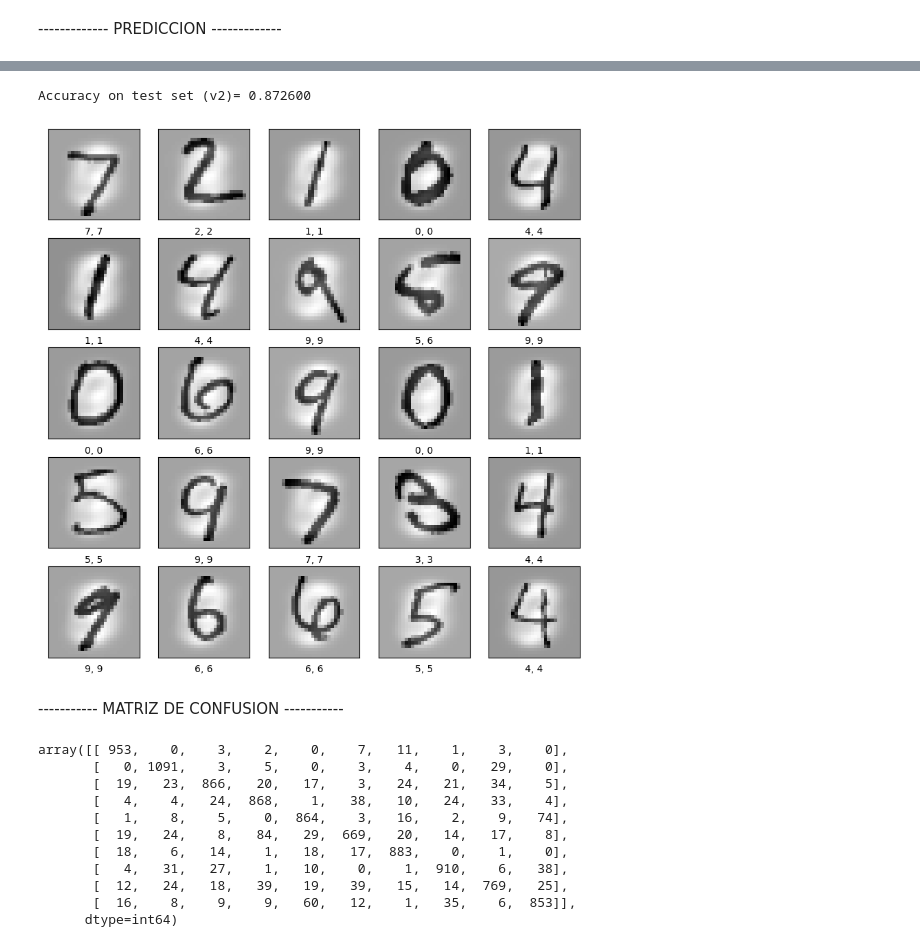
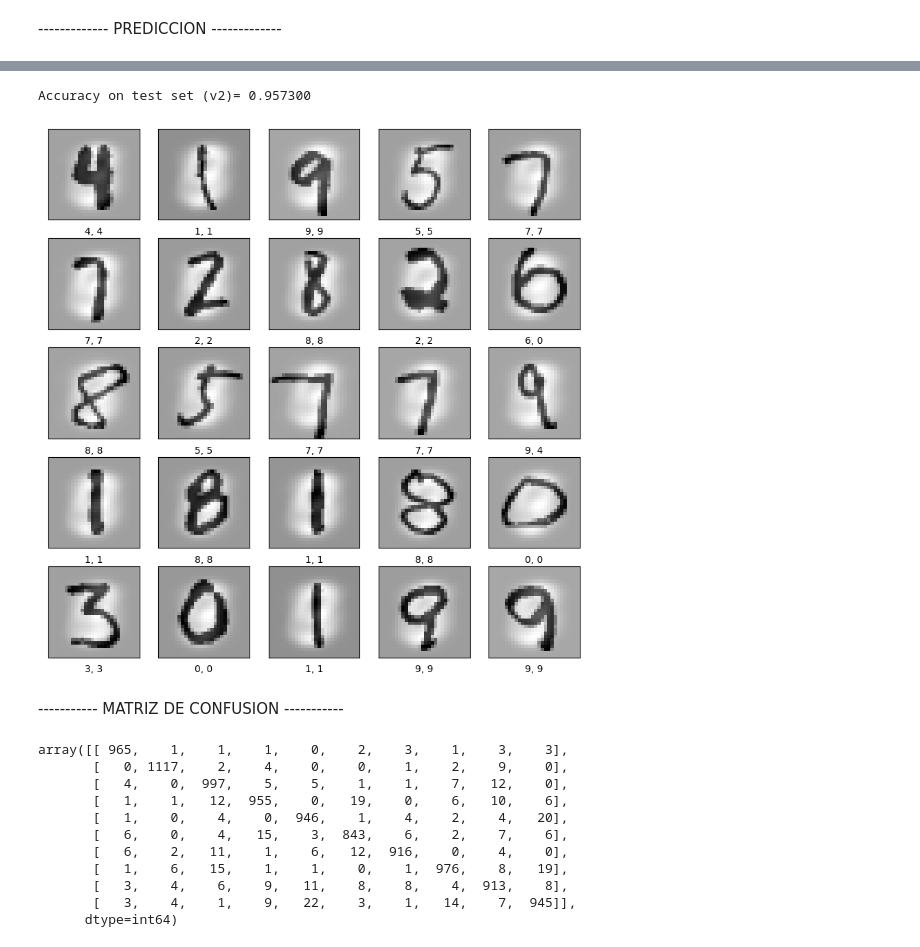
Before and after one commit to tintenderete/ML, a Jupyter notebook: keras/MNIST.ipynb, the cells around one changed output, grey strips where cells are left out. Cells and saved outputs as stored; diff of their text form; code cells hidden in the pictures.

```diff
--- a/keras/MNIST.ipynb
+++ b/keras/MNIST.ipynb
@@ -44,6 +48,11 @@ plt.imshow(train_images[0], cmap='bwr', vmin=-1, vmax=1)
 # %%
 model = keras.Sequential()
 model.add(keras.layers.Flatten(input_shape=(28, 28), name="entrada"))
-model.add(keras.layers.Dense(30, activation="sigmoid", name="oculta"))
+model.add(keras.layers.Dense(units = 30, activation = 'relu', kernel_regularizer=keras.regularizers.l2(0.01)))
+
+#model.add(keras.layers.BatchNormalization())
+#model.add(keras.layers.Activation(activation = "relu"))
+#model.add(keras.layers.Dense(units = 30, activation = 'relu', kernel_regularizer=keras.regularizers.l2(0.01)))
+
 model.add(keras.layers.Dense(10, activation="softmax", name="salida"))
 # %%
@@ -69,14 +62,14 @@ _________________________________________________________________
 -------- COMPILADOR --------
 # %%
 model.compile(
-            optimizer   = keras.optimizers.SGD(learning_rate=0.01),
+            optimizer   = keras.optimizers.Adam(learning_rate=0.01),
             loss        = 'sparse_categorical_crossentropy',
             metrics     =['acc']
             )
 # %% [markdown]
 ------- ENTRENAMIENTO --------
 # %%
-nepochs = 100
+nepochs = 30
 # %%
 history = model.fit(train_images,
                     train_labels,
@@ -151,31 +144,32 @@ aciertos = y_test == test_labels
 acc_v2 = np.mean(aciertos)
 print("Accuracy on test set (v2)= %f" % (acc_v2))
 # %% [output]
-Accuracy on test set (v2)= 0.872600
+Accuracy on test set (v2)= 0.957300
 # %%
 plt.figure(figsize=(10,10))
 for i in range(25):
     plt.subplot(5,5,i+1)
     plt.xticks([])
     plt.yticks([])
     plt.grid(False)
-    plt.imshow(test_images[i], cmap=plt.cm.binary)
-    plt.xlabel("%d, %d" % (test_labels[i], y_test[i]))
+    ite = i + 250
+    plt.imshow(test_images[ite], cmap=plt.cm.binary)
+    plt.xlabel("%d, %d" % (test_labels[ite], y_test[ite]))
 # %% [output]
-[figure, old version]
+[figure, new version]
 # %% [markdown]
 ----------- MATRIZ DE CONFUSION -----------
 # %%
 confusion_matrix(test_labels, y_test)
 # %% [output]
-array([[ 953,    0,    3,    2,    0,    7,   11,    1,    3,    0],
-       [   0, 1091,    3,    5,    0,    3,    4,    0,   29,    0],
-       [  19,   23,  866,   20,   17,    3,   24,   21,   34,    5],
-       [   4,    4,   24,  868,    1,   38,   10,   24,   33,    4],
-       [   1,    8,    5,    0,  864,    3,   16,    2,    9,   74],
-       [  19,   24,    8,   84,   29,  669,   20,   14,   17,    8],
-       [  18,    6,   14,    1,   18,   17,  883,    0,    1,    0],
-       [   4,   31,   27,    1,   10,    0,    1,  910,    6,   38],
-       [  12,   24,   18,   39,   19,   39,   15,   14,  769,   25],
-       [  16,    8,    9,    9,   60,   12,    1,   35,    6,  853]],
+array([[ 965,    1,    1,    1,    0,    2,    3,    1,    3,    3],
+       [   0, 1117,    2,    4,    0,    0,    1,    2,    9,    0],
+       [   4,    0,  997,    5,    5,    1,    1,    7,   12,    0],
+       [   1,    1,   12,  955,    0,   19,    0,    6,   10,    6],
+       [   1,    0,    4,    0,  946,    1,    4,    2,    4,   20],
+       [   6,    0,    4,   15,    3,  843,    6,    2,    7,    6],
+       [   6,    2,   11,    1,    6,   12,  916,    0,    4,    0],
+       [   1,    6,   15,    1,    1,    0,    1,  976,    8,   19],
+       [   3,    4,    6,    9,   11,    8,    8,    4,  913,    8],
+       [   3,    4,    1,    9,   22,    3,    1,   14,    7,  945]],
       dtype=int64)
```
Also changed, not shown: parts of 6 cells of this notebook, 1 other file.
